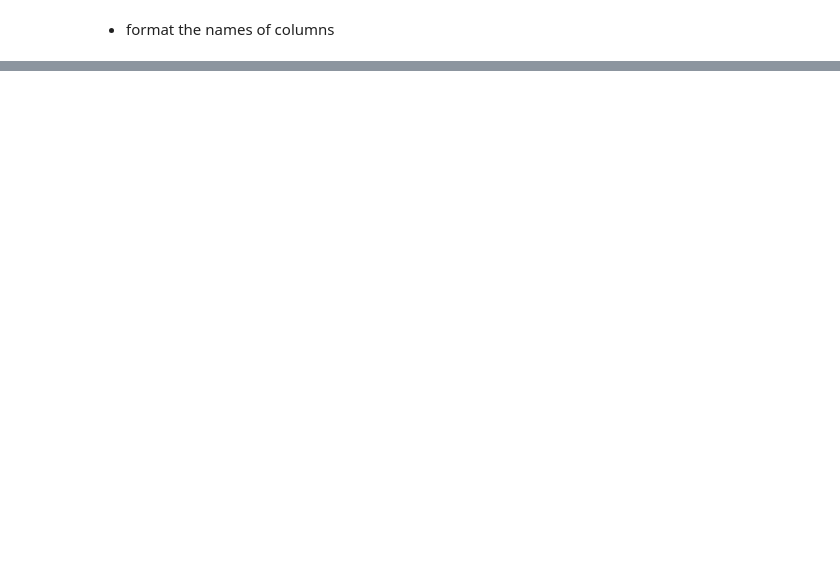
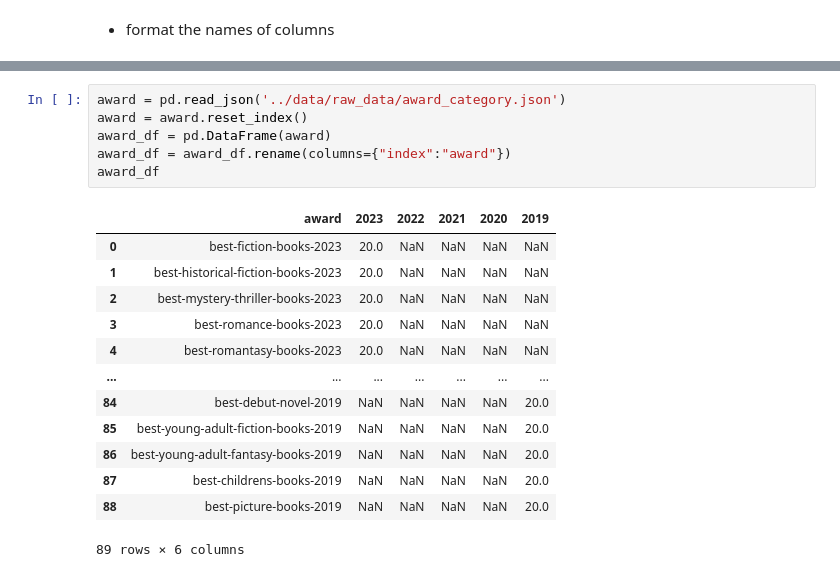
Before and after one commit to txiao9331/EmoLit, a Jupyter notebook: nb_data_cln/book_info_cleaning.ipynb, the cells around one changed output, grey strips where cells are left out. Saved outputs shown, nothing was run; the diff lists cells and outputs as text; blank space fills up the shorter version.

```diff
--- a/nb_data_cln/book_info_cleaning.ipynb
+++ b/nb_data_cln/book_info_cleaning.ipynb
@@ -213,3 +213,23 @@ df_filtered.head(3)
 | 0 | The Testaments | Margaret Atwood | Fiction, Dystopia, Science Fictio... | 2019-09-10 | 422.0 | Hardcover | 4.19 | 352440 | 31334 | ... |
 | 1 | Normal People | Sally Rooney | Fiction, Romance, Contemporary, L... | 2018-08-28 | 273.0 | Hardcover | 3.81 | 1388906 | 135364 | ... |
 | 2 | Where the Forest Meets the Stars | Glendy Vanderah | Fiction, Contemporary, Mystery, R... | 2019-03-01 | 332.0 | Hardcover | 4.14 | 192265 | 16504 | ... |
+# %%
+award = pd.read_json('../data/raw_data/award_category.json')
+award = award.reset_index()
+award_df = pd.DataFrame(award)
+award_df = award_df.rename(columns={"index":"award"})
+award_df
+# %% [output]
+|  | award | 2023 | 2022 | 2021 | 2020 | 2019 |
+| 0 | best-fiction-books-2023 | 20.0 | NaN | NaN | NaN | NaN |
+| 1 | best-historical-fiction-books-2023 | 20.0 | NaN | NaN | NaN | NaN |
+| 2 | best-mystery-thriller-books-2023 | 20.0 | NaN | NaN | NaN | NaN |
+| 3 | best-romance-books-2023 | 20.0 | NaN | NaN | NaN | NaN |
+| 4 | best-romantasy-books-2023 | 20.0 | NaN | NaN | NaN | NaN |
+| ... | ... | ... | ... | ... | ... | ... |
+| 84 | best-debut-novel-2019 | NaN | NaN | NaN | NaN | 20.0 |
+| 85 | best-young-adult-fiction-books-2019 | NaN | NaN | NaN | NaN | 20.0 |
+| 86 | best-young-adult-fantasy-books-2019 | NaN | NaN | NaN | NaN | 20.0 |
+| 87 | best-childrens-books-2019 | NaN | NaN | NaN | NaN | 20.0 |
+| 88 | best-picture-books-2019 | NaN | NaN | NaN | NaN | 20.0 |
+89 rows × 6 columns
```
Also changed, not shown: parts of 6 cells of this notebook, 9 other files.
